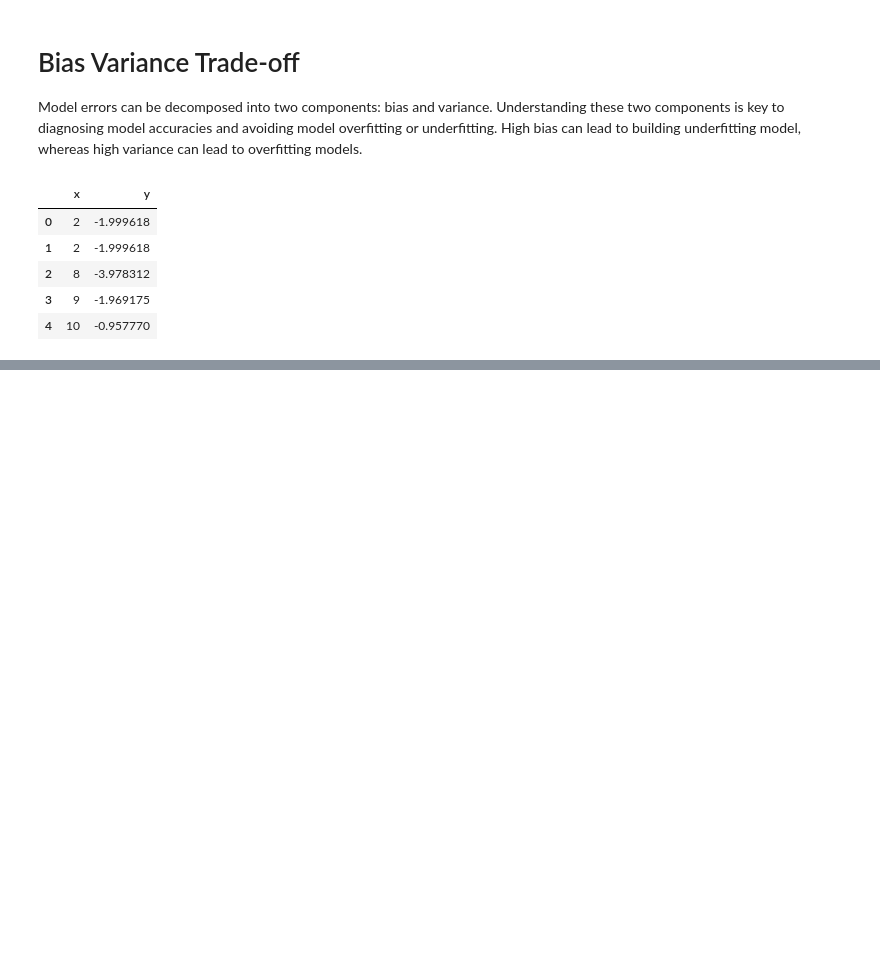
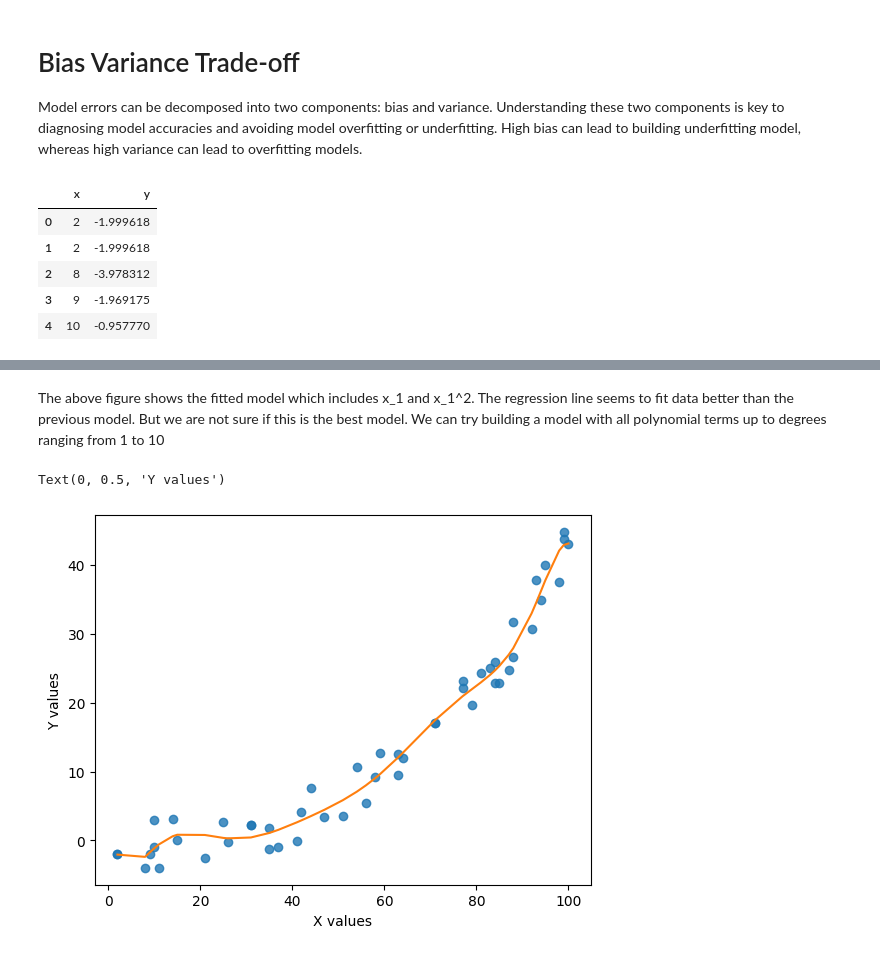
Before and after one commit to Anurag-Warthi/ExcelR, a Jupyter notebook: Data Science/04-Advanced_ML/03-Bias_Variance.ipynb, the cells around one changed output, grey strips where cells are left out. Saved outputs shown, nothing was run; the diff lists cells and outputs as text; code cells hidden in the pictures; blank space fills up the shorter version.

```diff
--- a/Data Science/04-Advanced_ML/03-Bias_Variance.ipynb
+++ b/Data Science/04-Advanced_ML/03-Bias_Variance.ipynb
@@ -20,0 +59,9 @@ curve_df.head()
+# %% [markdown]
+The above figure shows the fitted model which includes x_1 and x_1^2. The regression line seems to fit data better than the previous model. But we are not sure if this is the best model. We can try building a model with all polynomial terms up to degrees ranging from 1 to 10
+# %%
+fit_poly(10)
+plt.xlabel('X values')
+plt.ylabel('Y values')
+# %% [output]
+Text(0, 0.5, 'Y values')
+[figure, added]
```
Also changed, not shown: parts of 7 cells of this notebook.
